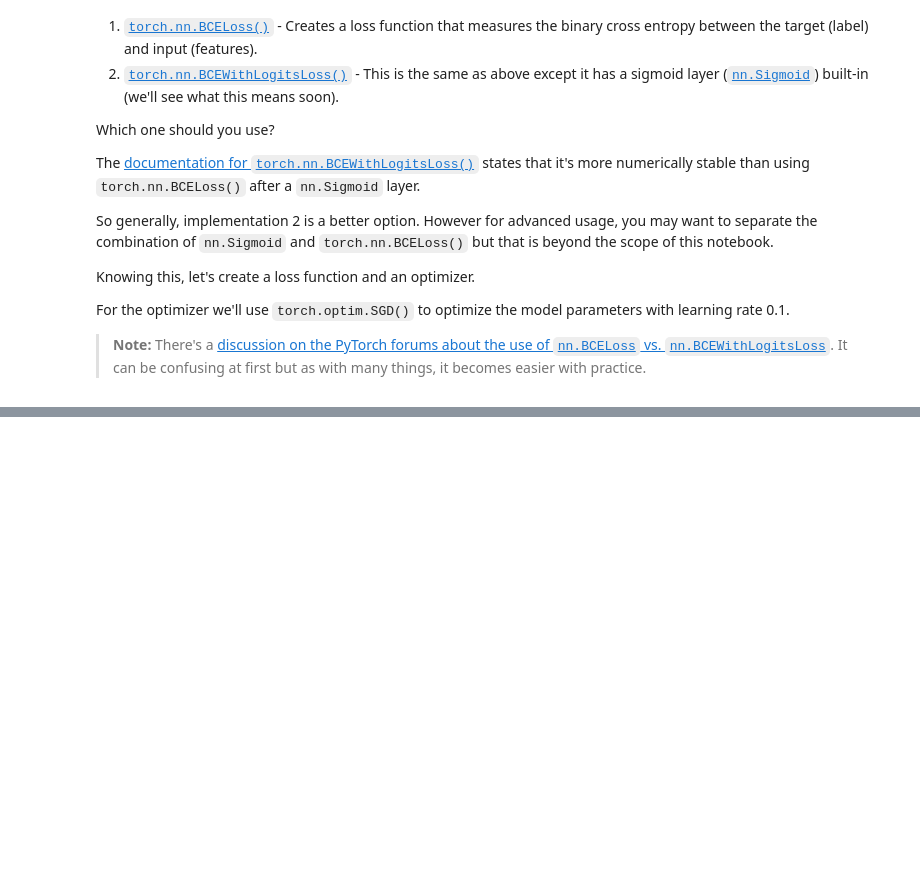
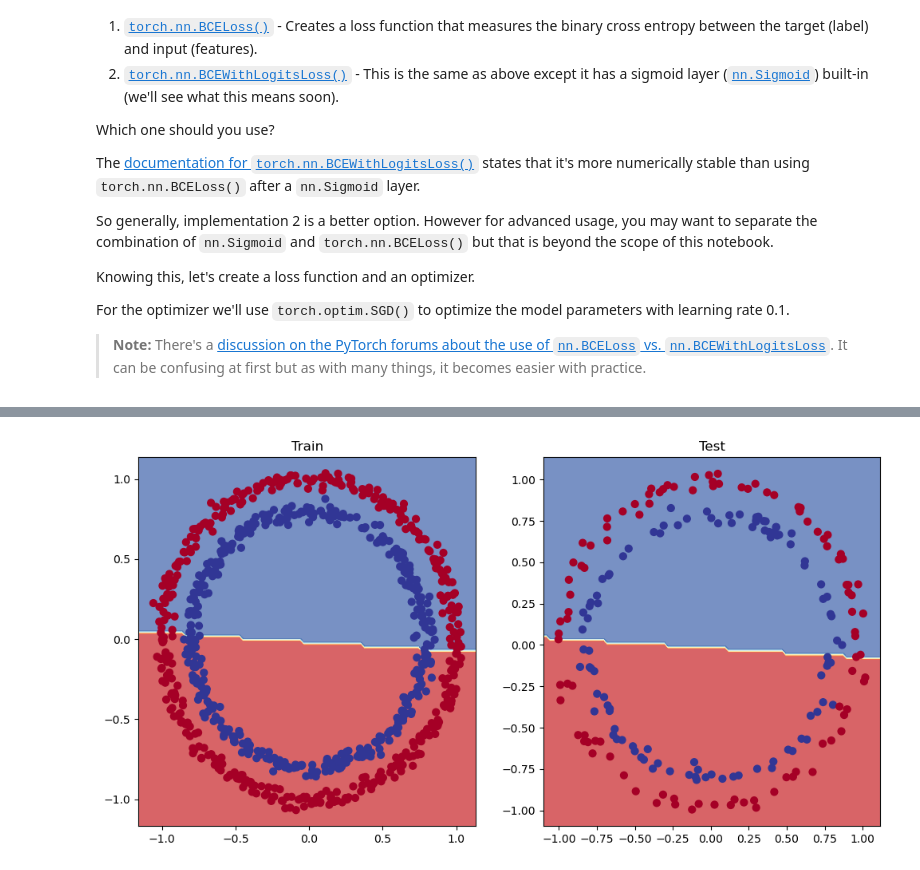
Before and after one commit to youssef-omarrr/Machine-and-deep-learning, a Jupyter notebook: Chapter 2/02_pytorch_classification.ipynb, the cells around one changed output, grey strips where cells are left out. Saved outputs shown, nothing was run; the diff lists cells and outputs as text; code cells hidden in the pictures; blank space fills up the shorter version.

```diff
--- a/Chapter 2/02_pytorch_classification.ipynb
+++ b/Chapter 2/02_pytorch_classification.ipynb
@@ -368,0 +379,4 @@ def accuracy_fn(y_true, y_pred):
+# %%
+# View the frist 5 outputs of the forward pass on the test data
+y_logits = model_0(X_test.to(device))[:5]
+y_logits
@@ -368,0 +512,12 @@ def accuracy_fn(y_true, y_pred):
+# %%
+# Plot decision boundaries for training and test sets
+plt.figure(figsize=(12, 6))
+plt.subplot(1, 2, 1)
+plt.title("Train")
+plot_decision_boundary(model_0, X_train, y_train)
+
+plt.subplot(1, 2, 2)
+plt.title("Test")
+plot_decision_boundary(model_0, X_test, y_test)
+# %% [output]
+[figure, added]
```
Also changed, not shown: parts of 46 cells of this notebook, 1 other file.
